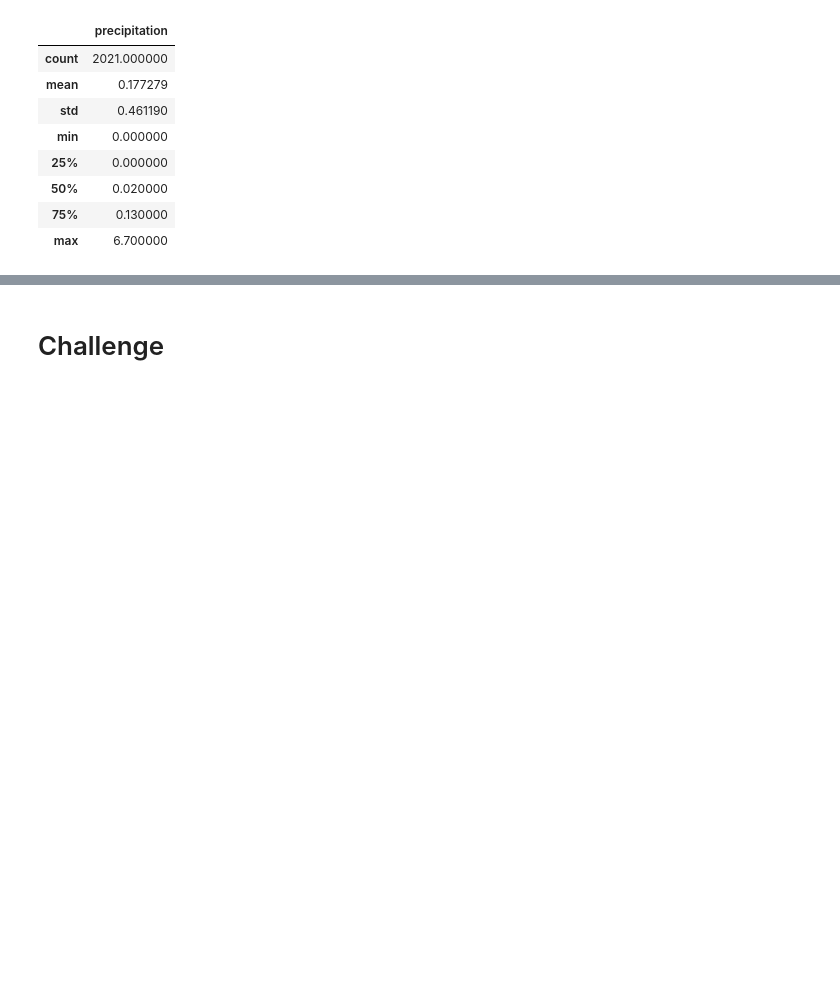
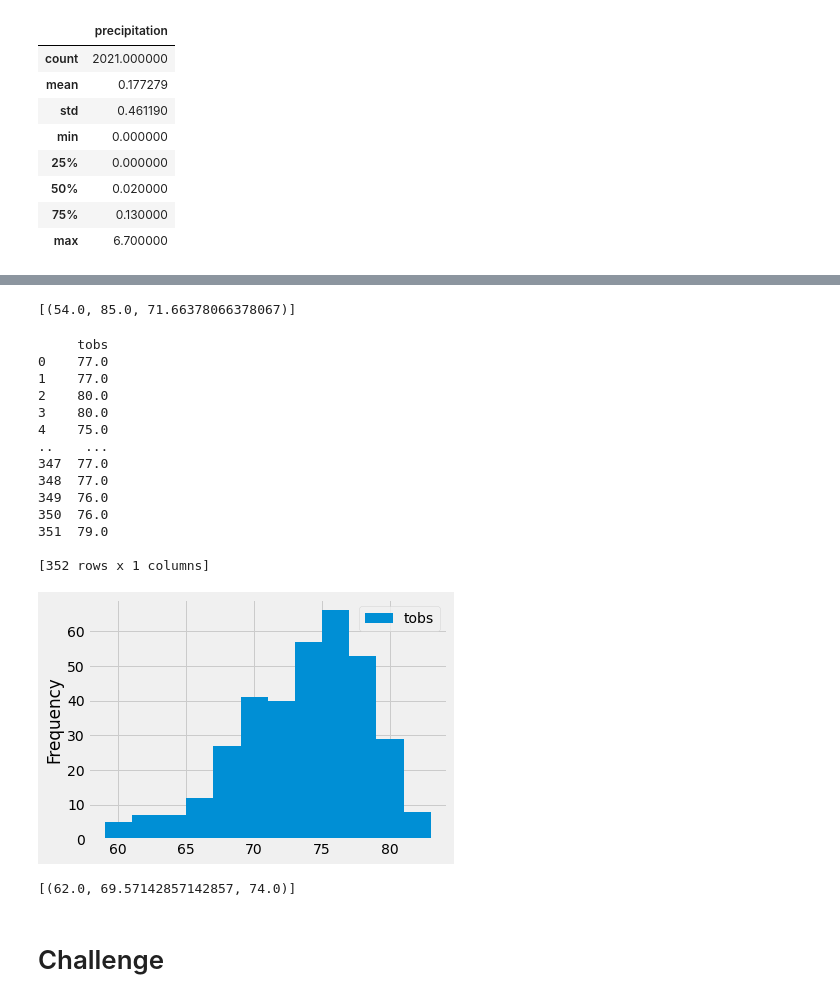
Before and after one commit to puneetkaurda/Surfs_Up, a Jupyter notebook: climate_analysis.ipynb, the cells around one changed output, grey strips where cells are left out. Saved outputs shown, nothing was run; the diff lists cells and outputs as text; code cells hidden in the pictures; blank space fills up the shorter version.

```diff
--- a/climate_analysis.ipynb
+++ b/climate_analysis.ipynb
@@ -116,11 +131,56 @@ df.describe()
 # %%
 # Using the station id from the previous query, calculate the lowest temperature recorded,
 # highest temperature recorded, and average temperature most active station?
+session.query(func.min(Measurement.tobs), func.max(Measurement.tobs), func.avg(Measurement.tobs)).\
+filter(Measurement.station == 'USC00519281').all()
+# %% [output]
+[(54.0, 85.0, 71.66378066378067)]
 # %%
 # Choose the station with the highest number of temperature observations.
 # Query the last 12 months of temperature observation data for this station and plot the results as a histogram
+results = session.query(Measurement.tobs).\
+filter(Measurement.station == 'USC00519281').\
+filter(Measurement.date >= prev_year).all()
+#print(results)
+
+df = pd.DataFrame(results, columns=['tobs'])
+df.plot.hist(bins=12)
+plt.tight_layout()
+print(df)
+# %% [output]
+     tobs
+0    77.0
+1    77.0
+2    80.0
+3    80.0
+4    75.0
+..    ...
+347  77.0
+348  77.0
+349  76.0
+350  76.0
+351  79.0
+
+[352 rows x 1 columns]
+[figure, added]
 # %%
 # Write a function called `calc_temps` that will accept start date and end date in the format '%Y-%m-%d'
-# and return the minimum, average, and maximum temperatures for that range of dates
+# and return the minimum, average, and maximum temperatures for that range of datesd
+def calc_temps(start_date, end_date):
+    """TMIN, TAVG, and TMAX for a list of dates.
+
+    Args:
+        start_date (string): A date string in the format %Y-%m-%d
+        end_date (string): A date string in the format %Y-%m-%d
+
+    Returns:
+        TMIN, TAVE, and TMAX
+    """
+
+    return session.query(func.min(Measurement.tobs), func.avg(Measurement.tobs), func.max(Measurement.tobs)).\
+        filter(Measurement.date >= start_date).filter(Measurement.date <= end_date).all()
+print(calc_temps('2012-02-28', '2012-03-05'))
+# %% [output]
+[(62.0, 69.57142857142857, 74.0)]
 # %% [markdown]
 # Challenge
```
Also changed, not shown: parts of 2 cells of this notebook, 2 other files.
